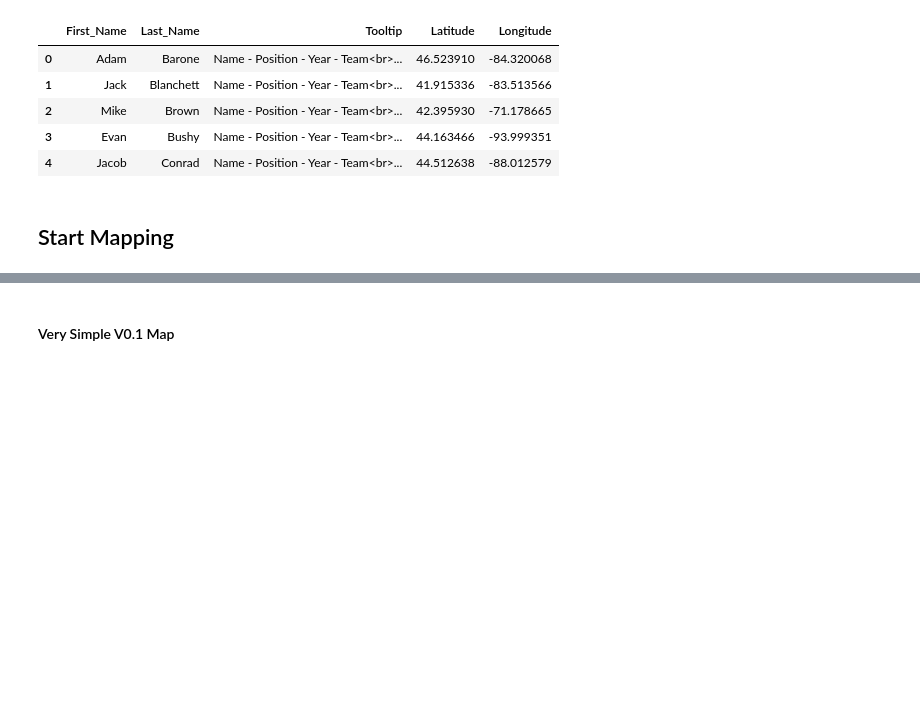
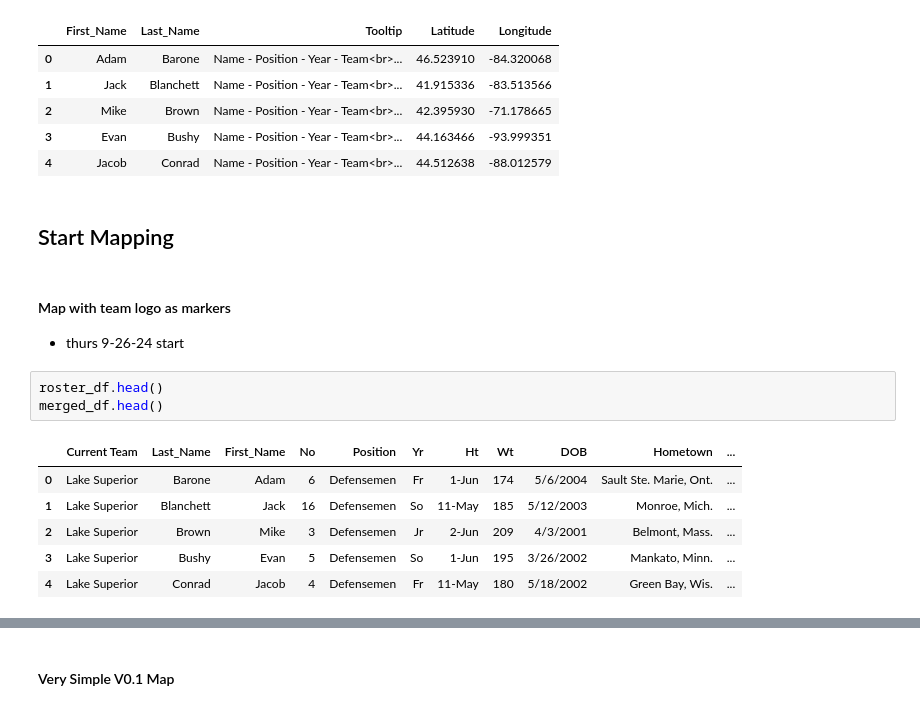
Before and after one commit to JSmith1826/college_hockey_2425, a Jupyter notebook: workbook/players_by_location.ipynb, the cells around one changed output, grey strips where cells are left out. Saved outputs shown, nothing was run; the diff lists cells and outputs as text; blank space fills up the shorter version.

```diff
--- a/workbook/players_by_location.ipynb
+++ b/workbook/players_by_location.ipynb
@@ -220,3 +231,16 @@ merged_df[['First_Name', 'Last_Name', 'Tooltip', 'Latitude', 'Longitude']].head(
 | 4 | Jacob | Conrad | Name - Position - Year - Team<br>... | 44.512638 | -88.012579 |
 # %% [markdown]
 ## Start Mapping
+# %% [markdown]
+#### Map with team logo as markers
+- thurs 9-26-24 start
+# %%
+roster_df.head()
+merged_df.head()
+# %% [output]
+|  | Current Team | Last_Name | First_Name | No | Position | Yr | Ht | Wt | DOB | Hometown | ... |
+| 0 | Lake Superior | Barone | Adam | 6 | Defensemen | Fr | 1-Jun | 174 | 5/6/2004 | Sault Ste. Marie, Ont. | ... |
+| 1 | Lake Superior | Blanchett | Jack | 16 | Defensemen | So | 11-May | 185 | 5/12/2003 | Monroe, Mich. | ... |
+| 2 | Lake Superior | Brown | Mike | 3 | Defensemen | Jr | 2-Jun | 209 | 4/3/2001 | Belmont, Mass. | ... |
+| 3 | Lake Superior | Bushy | Evan | 5 | Defensemen | So | 1-Jun | 195 | 3/26/2002 | Mankato, Minn. | ... |
+| 4 | Lake Superior | Conrad | Jacob | 4 | Defensemen | Fr | 11-May | 180 | 5/18/2002 | Green Bay, Wis. | ... |
```
Also changed, not shown: parts of 5 cells of this notebook.
